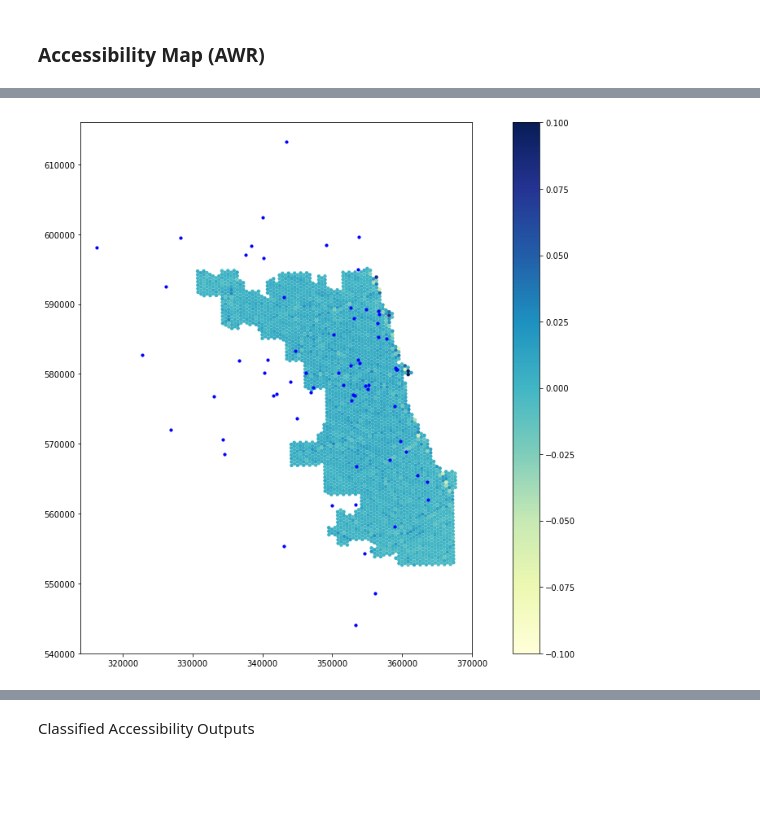
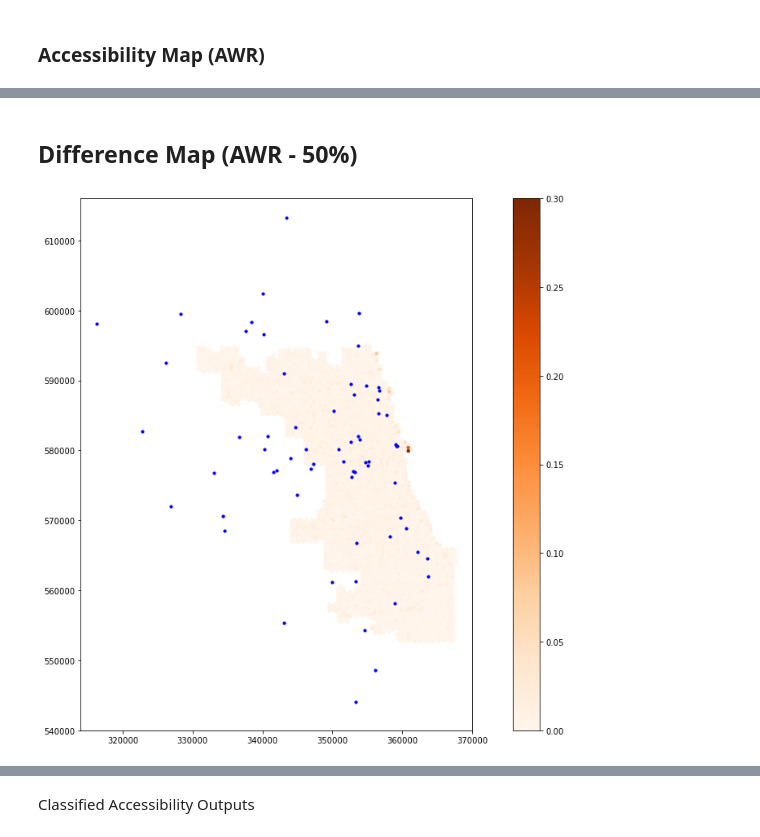
Before and after one commit to whprocter/RPr-Kang-2020, a Jupyter notebook: procedure/code/03-COVID-19Acc-Reanalysis.ipynb, the cells around one changed output, grey strips where cells are left out. Cells and saved outputs as stored; diff of their text form; code cells hidden in the pictures; blank space fills up the shorter version.

```diff
--- a/procedure/code/03-COVID-19Acc-Reanalysis.ipynb
+++ b/procedure/code/03-COVID-19Acc-Reanalysis.ipynb
@@ -841,7 +875,7 @@ hospital setting is done
 #     data['geometry']=Point(data['x'], data['y'])
 
 # which hospital to visualize?
-fighosp = 7
+fighosp = 0
 
 # Create catchment for hospital 0
 poly = dijkstra_cca_polygons(G, hospitals['nearest_osm'][fighosp], distances)
@@ -1139,53 +1202,34 @@ Wall time: 2.84 s
+# %% [markdown]
+## Difference Map (AWR - 50%)
 # %%
-# Merge the two GeoDataFrames based on their geometry
-#merged = pd.merge(result, result_new, how='inner', left_on='geometry', right_on='geometry')
-#merged
 
-# _x suffix indicates from results (50% threshold), and _y indicates from results_new (AWR approach)
-
-
-
-
-# Create a new GeoDataFrame with the desired columns
-#hexagon_diff = merged[['left_x', 'top_x', 'right_x', 'bottom_x', 'id_x', 'area_x', 'geometry', 'hospital_icu_beds_diff']]
-
-# Optionally, you can set the CRS of the new GeoDataFrame
-#hexagon_diff.crs = {'init': 'epsg:26971'}
-
-#import geopandas as gpd
-
-#result_new['diff2'] = diff['difference']
-#result_new
-
-#diff
-
-
-#hexagon_diff
-#output_map(diff, pop_data, hospitals, resource_dropdown.value)
 def output_map2(output_grid, base_map, hospitals, resource):
-    ax=output_grid.plot(column=resource, cmap='YlGnBu',figsize=(18,12), legend=True, zorder=1, vmin=-0.1, vmax=0.1)
+    ax=output_grid.plot(column=resource, cmap='Oranges',figsize=(18,12), legend=True, zorder=1, vmin=-0.11, vmax=0.3)
     # Next two lines set bounds for our x- and y-axes because it looks like there's a weird
     # Point at the bottom left of the map that's messing up our frame (Maja)
     ax.set_xlim([314000, 370000])
     ax.set_ylim([540000, 616000])
     base_map.plot(ax=ax, facecolor="none", edgecolor='gray', lw=0.1)
     hospitals.plot(ax=ax, markersize=10, zorder=1, c='blue')
 
 
+
+
 hospitals = hospitals.to_crs({'init': 'epsg:26971'})
 diff = diff.to_crs({'init': 'epsg:26971'})
 output_map2(diff, pop_data, hospitals, 'difference')  #output_grid, base_map, hospitals, resource
+
 
 #ax=diff.plot(column=difference, cmap='PuBuGn',figsize=(18,12), legend=True, zorder=1)
     # Next two lines set bounds for our x- and y-axes because it looks like there's a weird
     # Point at the bottom left of the map that's messing up our frame (Maja)
 #ax.set_xlim([314000, 370000])
 #ax.set_ylim([540000, 616000])
 #ax
 
 # Print the new GeoDataFrame
 #print(hexagon_diff)
 
 #diff
 # %% [output]
-[figure, old version]
+[figure, new version]
```
Also changed, not shown: parts of 13 cells of this notebook.
